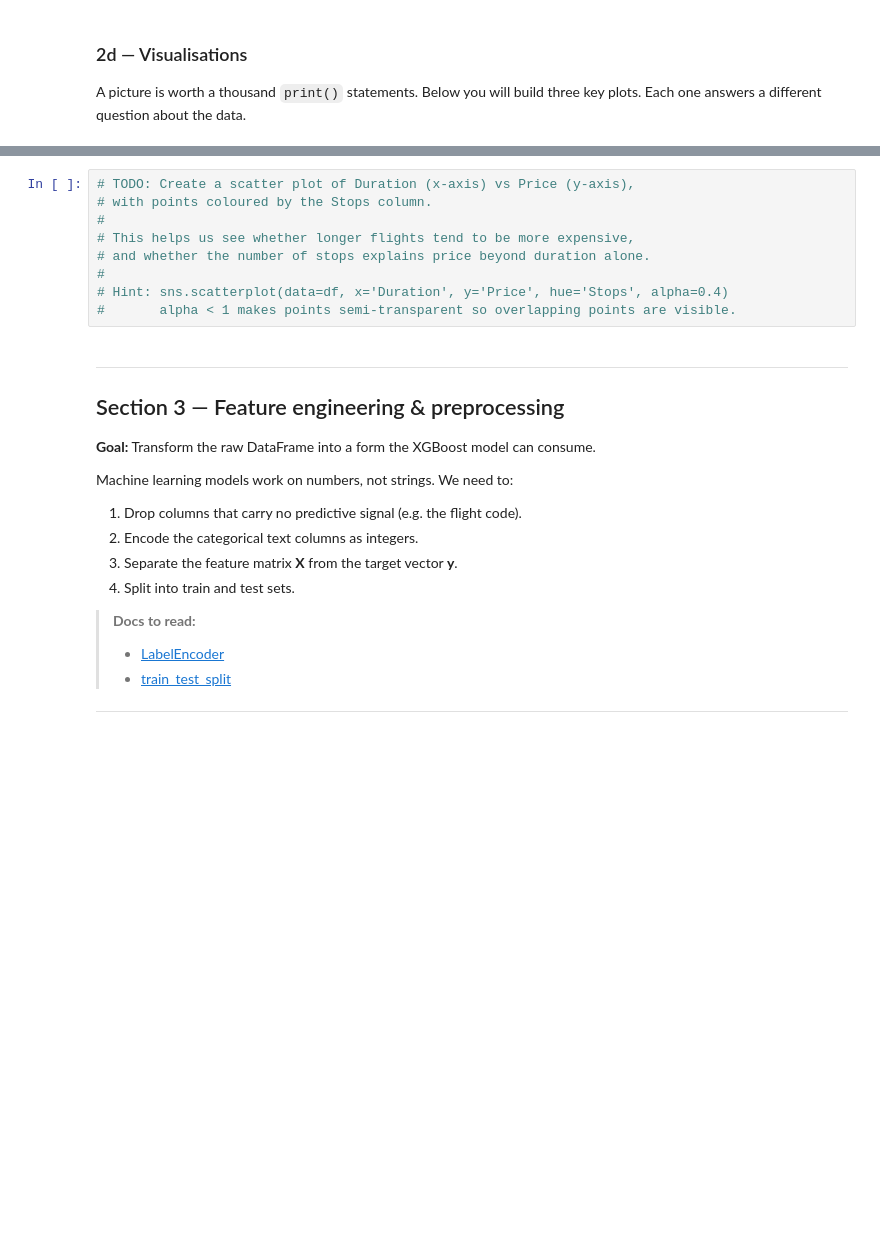
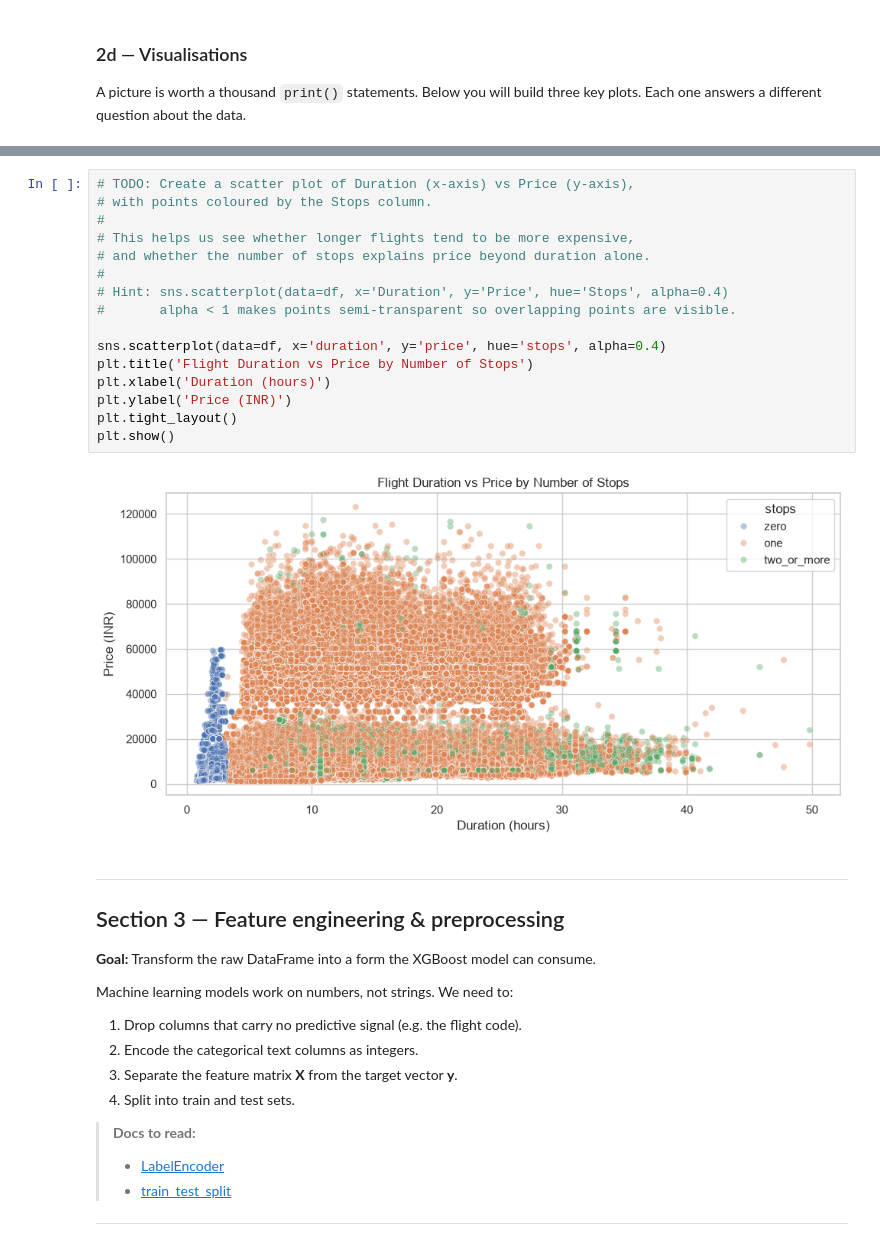
Before and after one commit to TAMU-Aggie-Data-Science-Club/fall2026-american-airlines, a Jupyter notebook: deliverable1/flight_price_prediction.ipynb, the cells around one changed output, grey strips where cells are left out. Cells and saved outputs as stored; diff of their text form; blank space fills up the shorter version.

```diff
--- a/deliverable1/flight_price_prediction.ipynb
+++ b/deliverable1/flight_price_prediction.ipynb
@@ -393,12 +438,21 @@ A picture is worth a thousand `print()` statements. Below you will build three k
 # %%
 # TODO: Create a scatter plot of Duration (x-axis) vs Price (y-axis),
 # with points coloured by the Stops column.
 #
 # This helps us see whether longer flights tend to be more expensive,
 # and whether the number of stops explains price beyond duration alone.
 #
 # Hint: sns.scatterplot(data=df, x='Duration', y='Price', hue='Stops', alpha=0.4)
 #       alpha < 1 makes points semi-transparent so overlapping points are visible.
+
+sns.scatterplot(data=df, x='duration', y='price', hue='stops', alpha=0.4)
+plt.title('Flight Duration vs Price by Number of Stops')
+plt.xlabel('Duration (hours)')
+plt.ylabel('Price (INR)')
+plt.tight_layout()
+plt.show()
+# %% [output]
+[figure, added]
 # %% [markdown]
 ---
 ## Section 3 — Feature engineering & preprocessing
```
Also changed, not shown: parts of 20 cells of this notebook.
